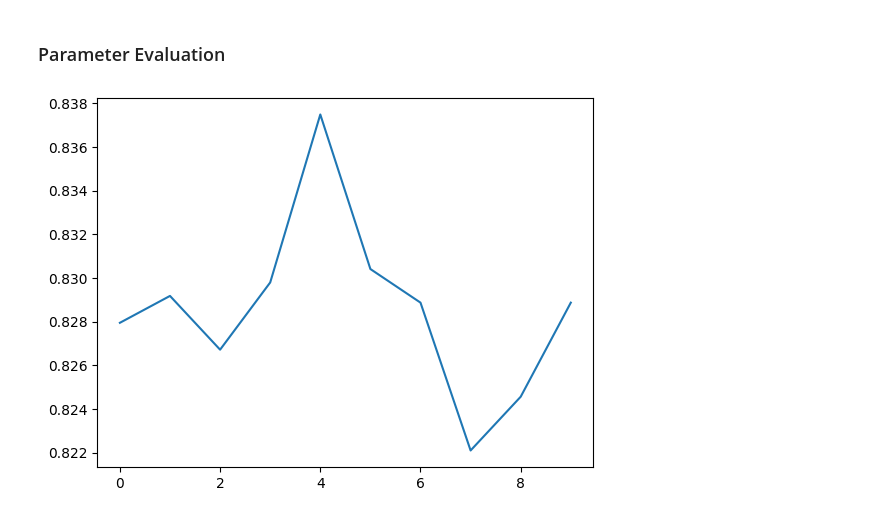
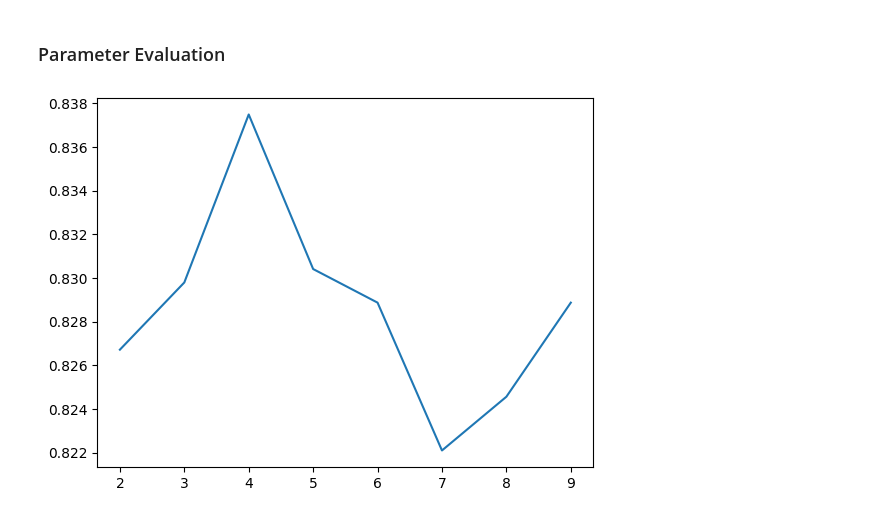
Before and after one commit to ZakC02/Waterpixels, a Jupyter notebook: Waterpixels.ipynb, the cells around one changed output. Cells and saved outputs as stored; diff of their text form; code cells hidden in the pictures.

```diff
--- a/Waterpixels.ipynb
+++ b/Waterpixels.ipynb
@@ -277,6 +277,6 @@ def BR_eval(img_name, kmin=0, kmax=10, step=1):
     plt.plot(k_,br_)
     plt.show()
 # %%
-BR_eval(img_name, kmin=0, kmax=10, step=1)
+BR_eval(img_name, kmin=2, kmax=10, step=1)
 # %% [output]
-[figure, old version]
+[figure, new version]
```
Also changed, not shown: 2 other files.
